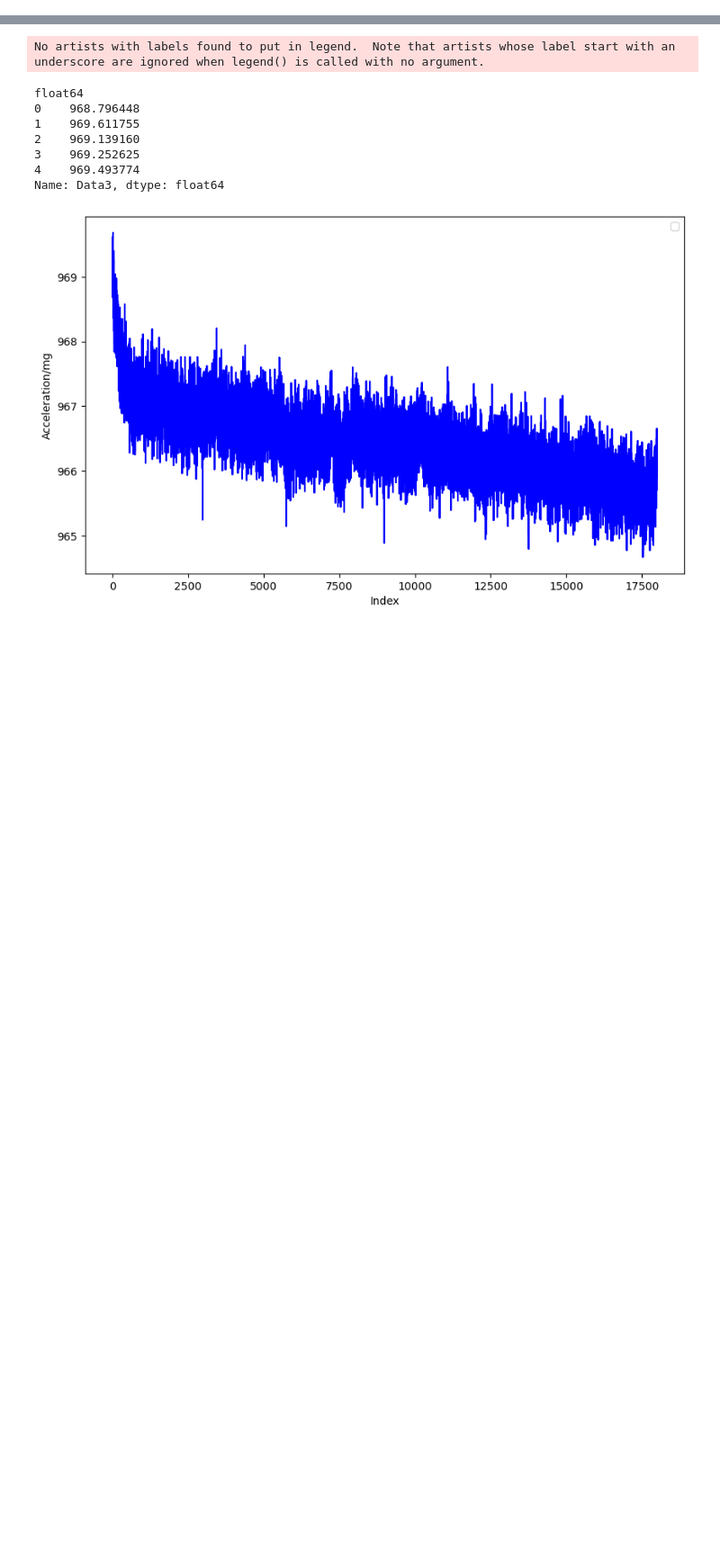
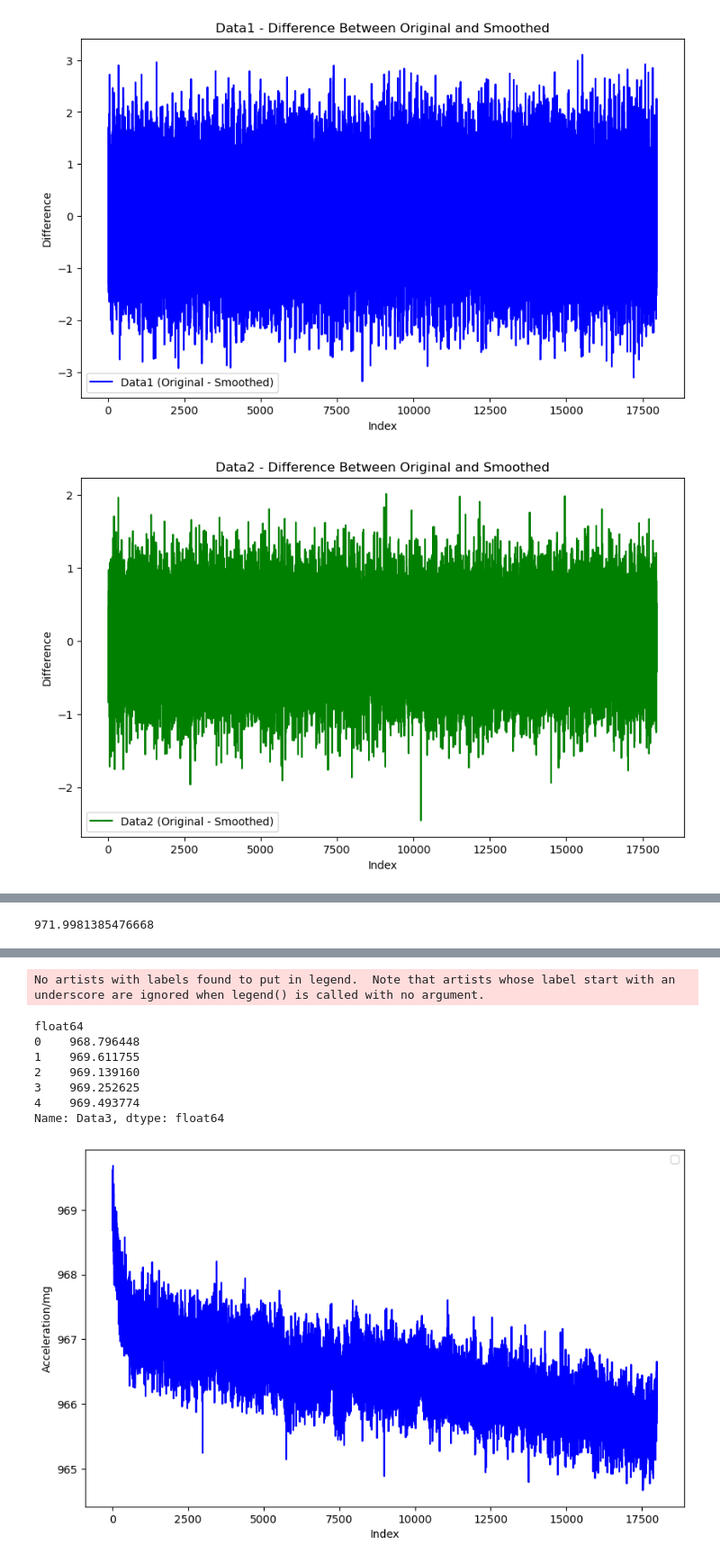
Before and after one commit to YvetteYuX/Liftnode_diagnosis, a Jupyter notebook: trend_recovery1.ipynb, the cells around one changed output, grey strips where cells are left out. Shown at 90% size. Saved outputs shown, nothing was run; the diff lists cells and outputs as text; code cells hidden in the pictures; blank space fills up the shorter version.

```diff
--- a/trend_recovery1.ipynb
+++ b/trend_recovery1.ipynb
@@ -0,0 +85,38 @@
+# %%
+# Calculate the difference between original and smoothed data
+data1_diff = df['Data1'] - df['Data1_MA']
+data2_diff = df['Data2'] - df['Data2_MA']
+data3_diff = df['Data3'] - df['Data3_MA']
+
+# Plot Data1 - Difference between original and smoothed data
+plt.figure(figsize=(10, 6))
+plt.plot(data1_diff, label='Data1 (Original - Smoothed)', color='blue')
+plt.title('Data1 - Difference Between Original and Smoothed')
+plt.xlabel('Index')
+plt.ylabel('Difference')
+plt.legend()
+# plt.grid(True)
+plt.show()
+
+# Plot Data2 - Difference between original and smoothed data
+plt.figure(figsize=(10, 6))
+plt.plot(data2_diff, label='Data2 (Original - Smoothed)', color='green')
+plt.title('Data2 - Difference Between Original and Smoothed')
+plt.xlabel('Index')
+plt.ylabel('Difference')
+plt.legend()
+# plt.grid(True)
+plt.show()
+
+# Plot Data3 - Difference between original and smoothed data
+plt.figure(figsize=(10, 6))
+plt.plot(data3_diff, label='Data3 (Original - Smoothed)', color='red')
+plt.title('Data3 - Difference Between Original and Smoothed')
+plt.xlabel('Index')
+plt.ylabel('Difference')
+plt.legend()
+# plt.grid(True)
+plt.show()
+# %% [output]
+[figure, added]
+[figure, added]
@@ -0,0 +124,8 @@
+# %%
+# Calculate the average (mean) of Data1, Data2, and Data3
+mean_data1 = df['Data1'].mean()
+mean_data2 = df['Data2'].mean()
+mean_data3 = df['Data3'].mean()
+print(mean_data3)
+# %% [output]
+971.9981385476668
```
Also changed, not shown: parts of 4 cells of this notebook.
